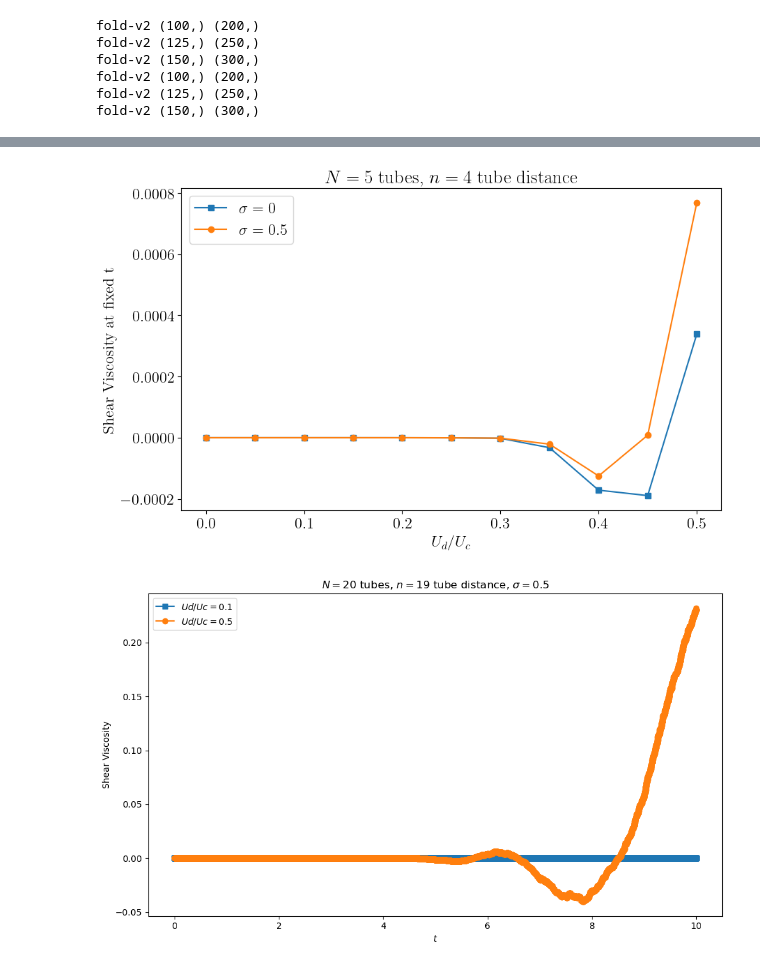
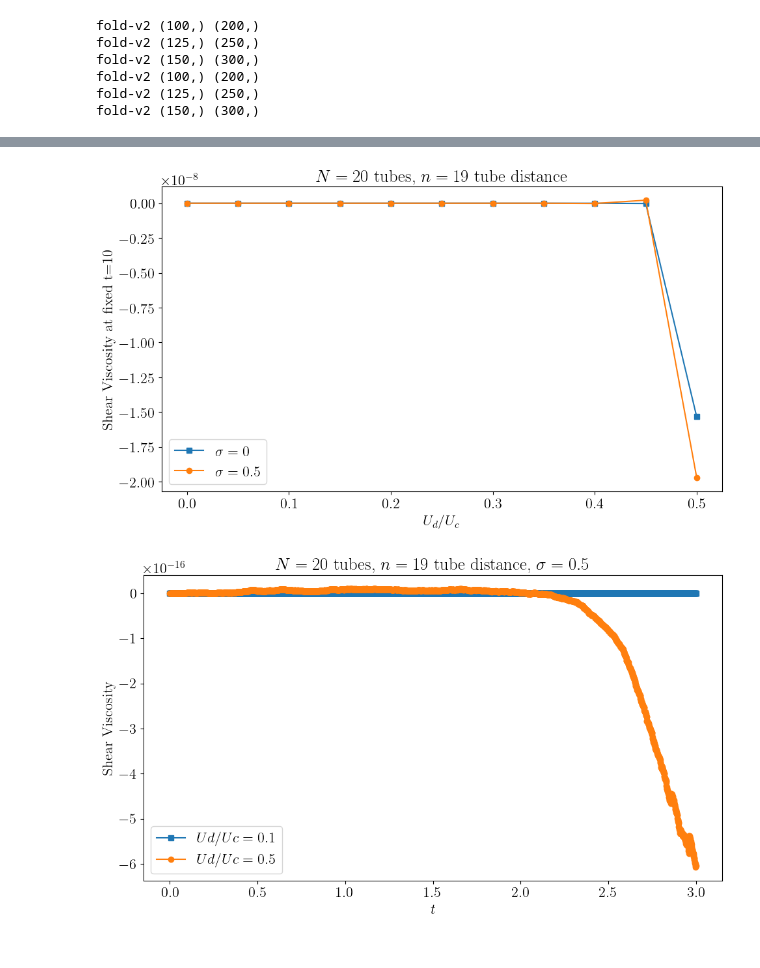
Before and after one commit to ofeypolv/dipbec, a Jupyter notebook: runs.ipynb, the cells around one changed output, grey strips where cells are left out. Cells and saved outputs as stored; diff of their text form; code cells hidden in the pictures.

```diff
--- a/runs.ipynb
+++ b/runs.ipynb
@@ -564,7 +561,7 @@ plt.show()
 # %%
 # viscosity vs Ud/Uc for a fixed Ntubes, sigma, ny and t
 
-Ntubes = 5
+Ntubes = 20
 kx_small = 0.1
 kx_large = 2.0
 Uc = 1.0
@@ -573,41 +570,45 @@ sigma_s = 0
 sigma_l = 0.5
 Nmesh = 100
 ny = Ntubes-1
-t = 1
+t = 10
 
 Udar = np.linspace(0, 0.5, 11)
 kxar = np.linspace(kx_small, kx_large, Nmesh)
 
 def intg(kxar,far):
     intg = (kxar[-1]-kxar[0])*np.sum(far)/len(kxar)
     return intg
 
 viscs_ud = []
 viscs_kx = []
 viscl_ud = []
 viscl_kx = []
 
 for Ud in tqdm(Udar):
     for kx in tqdm(kxar):
         runs_k = dipolarBEC.dipolarBEC(Ntubes, kx, Uc, Ud, Ndisr, sigma_s)
         viscs_kx.append( runs_k.visc_k(ny,t) )
         runl_k = dipolarBEC.dipolarBEC(Ntubes, kx, Uc, Ud, Ndisr, sigma_l)
         viscl_kx.append( runl_k.visc_k(ny,t) )
 
     viscs_ud.append( intg(kxar,viscs_kx) )
     viscl_ud.append( intg(kxar,viscl_kx) )
 
 
 plt.figure(figsize=(10,6))
 plt.xlabel(r"$U_d/U_c$")
-plt.ylabel(r"Shear Viscosity at fixed t")
+plt.ylabel(r"Shear Viscosity at fixed t=10")
 plt.plot(Udar, viscs_ud, label=r'$\sigma = {}$'.format(sigma_s),  marker='s')
 plt.plot(Udar, viscl_ud, label=r'$\sigma = {}$'.format(sigma_l), marker='o')
 plt.legend(loc='best')
 plt.title(r"$N = {}$ tubes, $n = {}$ tube distance".format(Ntubes,ny))
+
+plt.tight_layout()
+plt.savefig(r'C:\Users\camipolv\Desktop\dipbec\fig\dip\visc_vs_sigma.pdf', format='pdf', bbox_inches='tight') # uncomment to save the figure
+
 plt.show()
 # %% [output]
-[figure, old version]
+[figure, new version]
 # %%
 # viscosity vs t for a fixed Ud/Uc, Ntubes, sigma, ny
 
@@ -622,7 +623,7 @@ sigma = 0.5
 Nmesh = 10
 ny = Ntubes-1
 
-tdar = np.arange(0, 10, .001)
+tdar = np.arange(0, 3, .001)
 kxar = np.linspace(kx_small, kx_large, Nmesh)
 
 def intg(kxar,far):
@@ -653,10 +654,9 @@ plt.legend(loc='best')
 plt.title(r"$N = {}$ tubes, $n = {}$ tube distance, $\sigma = {}$".format(Ntubes,ny, sigma))
 
 plt.tight_layout()
-plt.savefig('visc_vs_t.pdf', format='pdf', bbox_inches='tight') # uncomment to save the figure
-
+plt.savefig(r'C:\Users\camipolv\Desktop\dipbec\fig\dip\visc_vs_t_2ud.pdf', format='pdf', bbox_inches='tight') # uncomment to save the figure
 
 
 plt.show()
 # %% [output]
-[figure, old version]
+[figure, new version]
```
Also changed, not shown: parts of 13 cells of this notebook, 32 other files.
